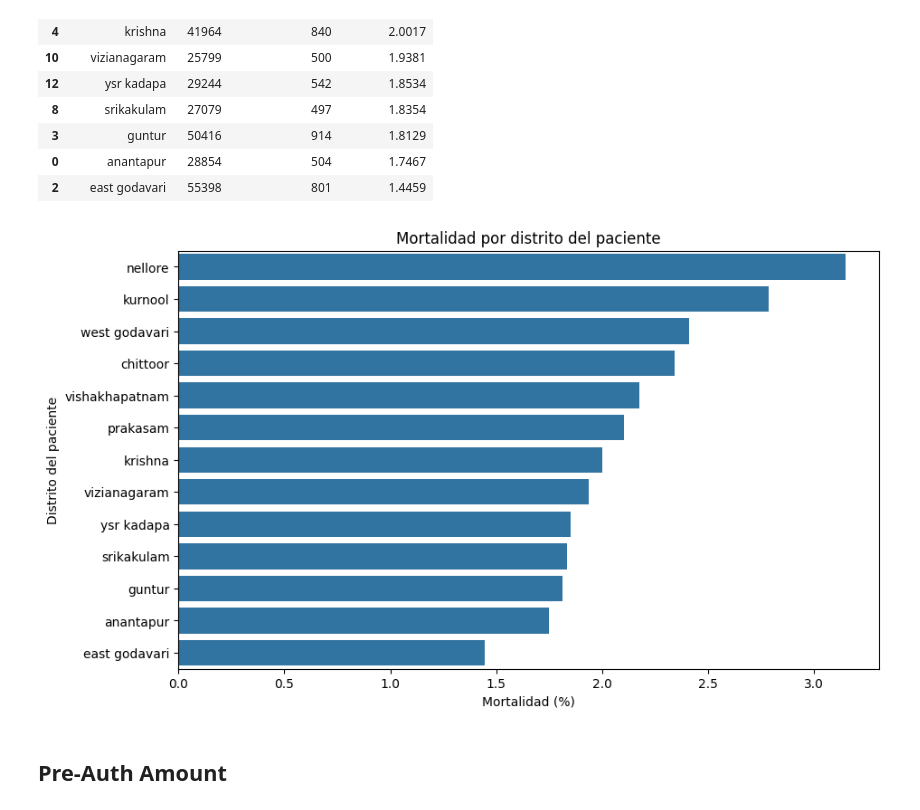
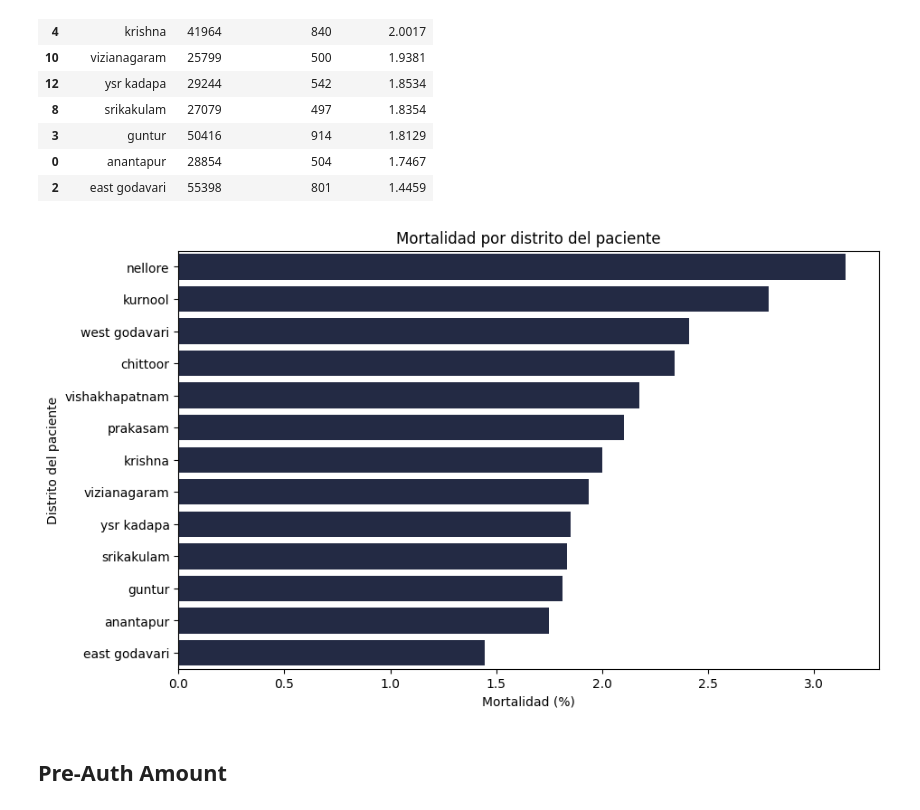
Before and after one commit to thomas-sagredo/NTR-Arogyaseva-analysis, a Jupyter notebook: notebooks/03_exploración.ipynb, the cells around one changed output. Drawn from its saved outputs; the diff is of its cells as text; code cells hidden in the pictures.

```diff
--- a/notebooks/03_exploración.ipynb
+++ b/notebooks/03_exploración.ipynb
@@ -293,3 +398,9 @@ mortality_by_surgery[mortality_by_surgery["n_rows"]>30].head(25)
 # %% [markdown]
 ### Mortalidad vs tipo de hospital
+# %%
+hosp_type_mapping = {
+    "g": "government",
+    "c": "corporate"
+}
+df["hosp_type"] = df["hosp_type"].map(hosp_type_mapping)
 # %%
@@ -397,18 +559,19 @@ mortality_by_district
 # %%
 plt.figure(figsize=(10, 6))
 
 sns.barplot(
     data=mortality_by_district.head(20),
         x="mortality_pct",
         y="district_name",
-        orient="h"
+        orient="h",
+        color="#1E2749"
 )
 plt.title("Mortalidad por distrito del paciente")
 plt.ylabel("Distrito del paciente")
 plt.xlabel("Mortalidad (%)")
-plt.savefig("figures/07_mortalidad_por_distrito_del_paciente.png", bbox_inches="tight")
+plt.savefig("figures/10_mortalidad_por_distrito_del_paciente.png", bbox_inches="tight")
 plt.show()
 # %% [output]
-[figure, old version]
+[figure, new version]
 # %% [markdown]
 ## Pre-Auth Amount
```
Also changed, not shown: parts of 48 cells of this notebook.
